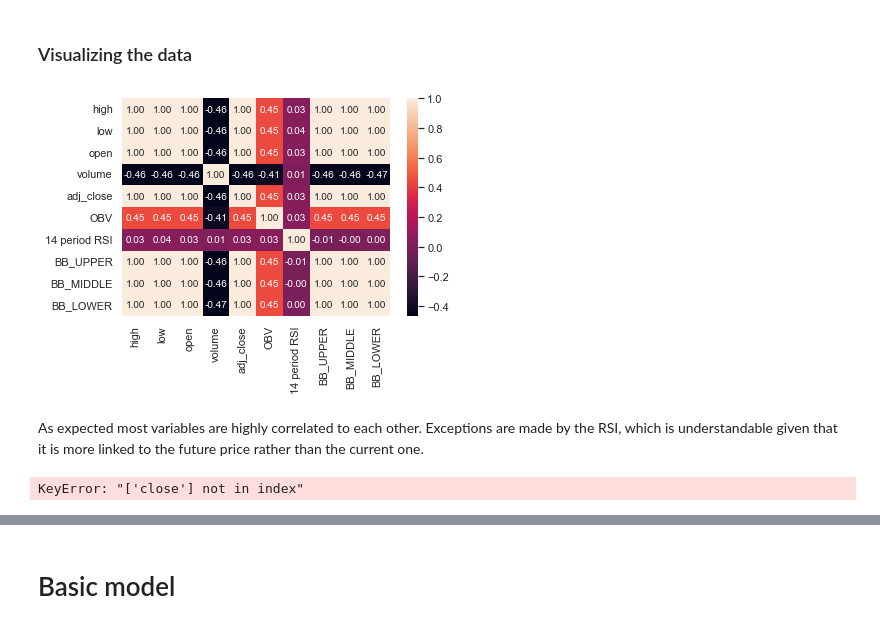
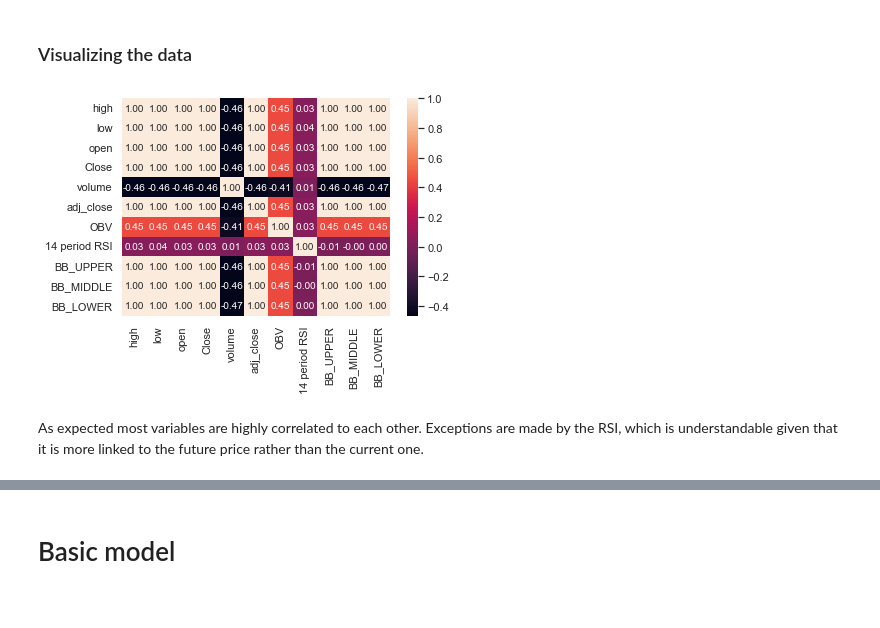
Before and after one commit to PWolf96/Stock-Predictor, a Jupyter notebook: Stock-Predictor-LSTM.ipynb, the cells around one changed output, grey strips where cells are left out. Saved outputs shown, nothing was run; the diff lists cells and outputs as text; code cells hidden in the pictures.

```diff
--- a/Stock-Predictor-LSTM.ipynb
+++ b/Stock-Predictor-LSTM.ipynb
@@ -95,7 +94,3 @@ df_GOOG.describe()
 | 50% | 23.112617 | 22.821959 | 23.021212 | 22.988832 | 6.859214e+07 | 22.988832 | 2.112246e+10 | 53.936424 | 23.350873 | 22.487651 | ... |
 | 75% | 53.558750 | 52.362125 | 52.915998 | 53.011000 | 1.530796e+08 | 53.011000 | 2.180190e+10 | 63.436345 | 55.625090 | 52.866928 | ... |
 | max | 152.100006 | 149.887497 | 151.863495 | 150.709000 | 1.650833e+09 | 150.709000 | 2.668921e+10 | 90.929456 | 154.074570 | 147.882762 | ... |
-# %%
-#Removing Close column
-df_GOOG = df_GOOG.reset_index()
-df_GOOG = df_GOOG.drop(['Close','Date'], axis=1)
@@ -114,35 +97,9 @@ df_GOOG.describe()
 # %% [markdown]
 ### Visualizing the data
 # %%
-sns.set (rc = {'figure.figsize':(9, 8)})
+sns.set (rc = {'figure.figsize':(12, 8)})
 sns.heatmap(df_GOOG.corr(), annot=True,fmt='.2f');
 # %% [output]
-[figure, old version]
+[figure, new version]
 # %% [markdown]
 As expected most variables are highly correlated to each other. Exceptions are made by the RSI, which is understandable given that it is more linked to the future price rather than the current one.
-# %%
-def plot_df(df, col, title=None):
-    '''
-    plot stock information
-    input:
-        df - pandas dataframe containing historical stock information
-        col - array of strings: column names in df to plot
-        title - title of plot.
-    output: None
-    '''
-    fontsize=10
-    if title == None:
-        title = 'Daily '
-        for c_name in col:
-            title += c_name+'-'
-        title = title[:-1]+' Prices'
-
-    df[col].plot(figsize=(20,8), fontsize=fontsize);
-    plt.title(title, fontsize=fontsize+4)
-    plt.ylabel("USD", fontsize=fontsize+4)
-    plt.xlabel("Date", fontsize=fontsize+4)
-    plt.show()
-
-plot_df(df_GOOG, ['close','adj_close'], )
-# %% [output]
-KeyError: "['close'] not in index"
```
Also changed, not shown: parts of 37 cells of this notebook.
